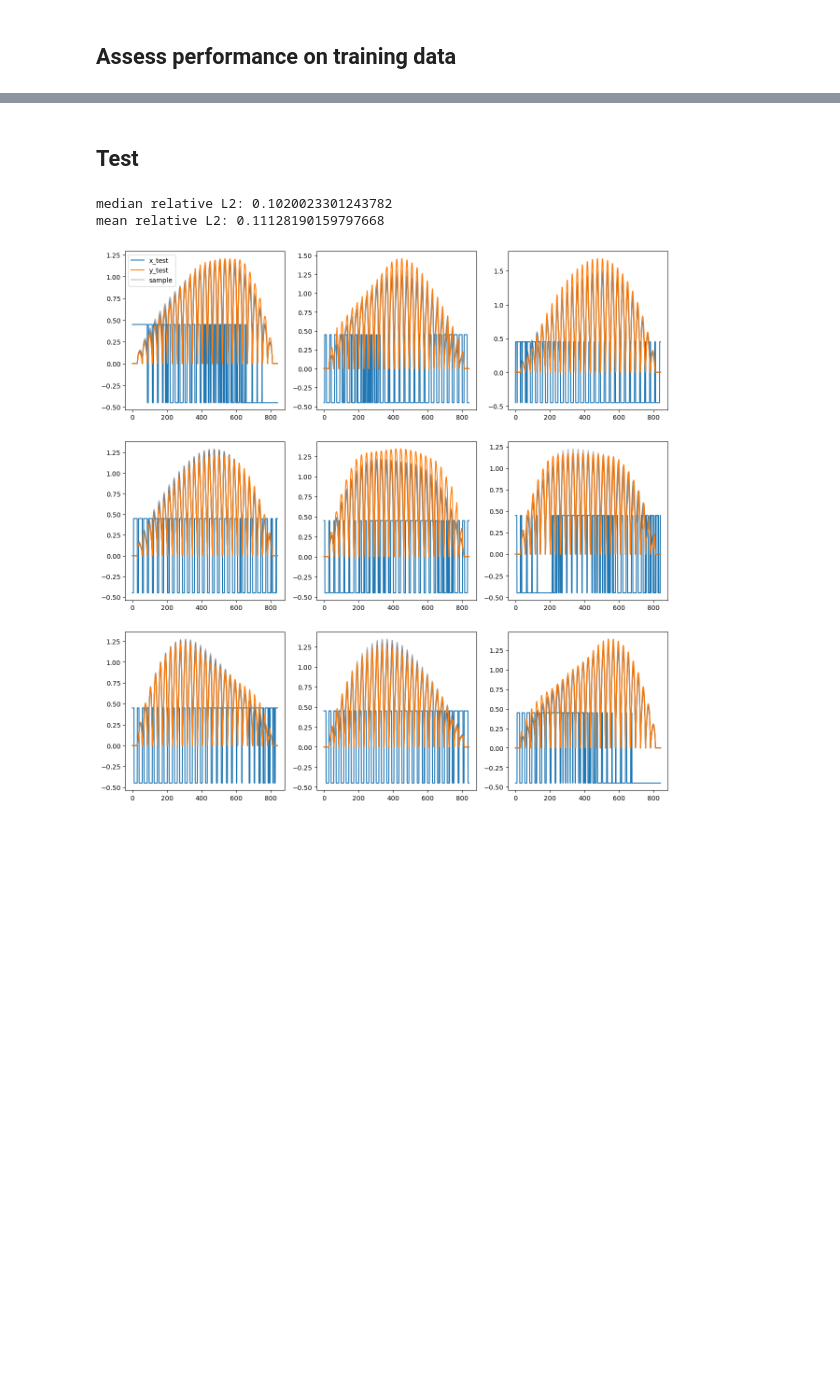
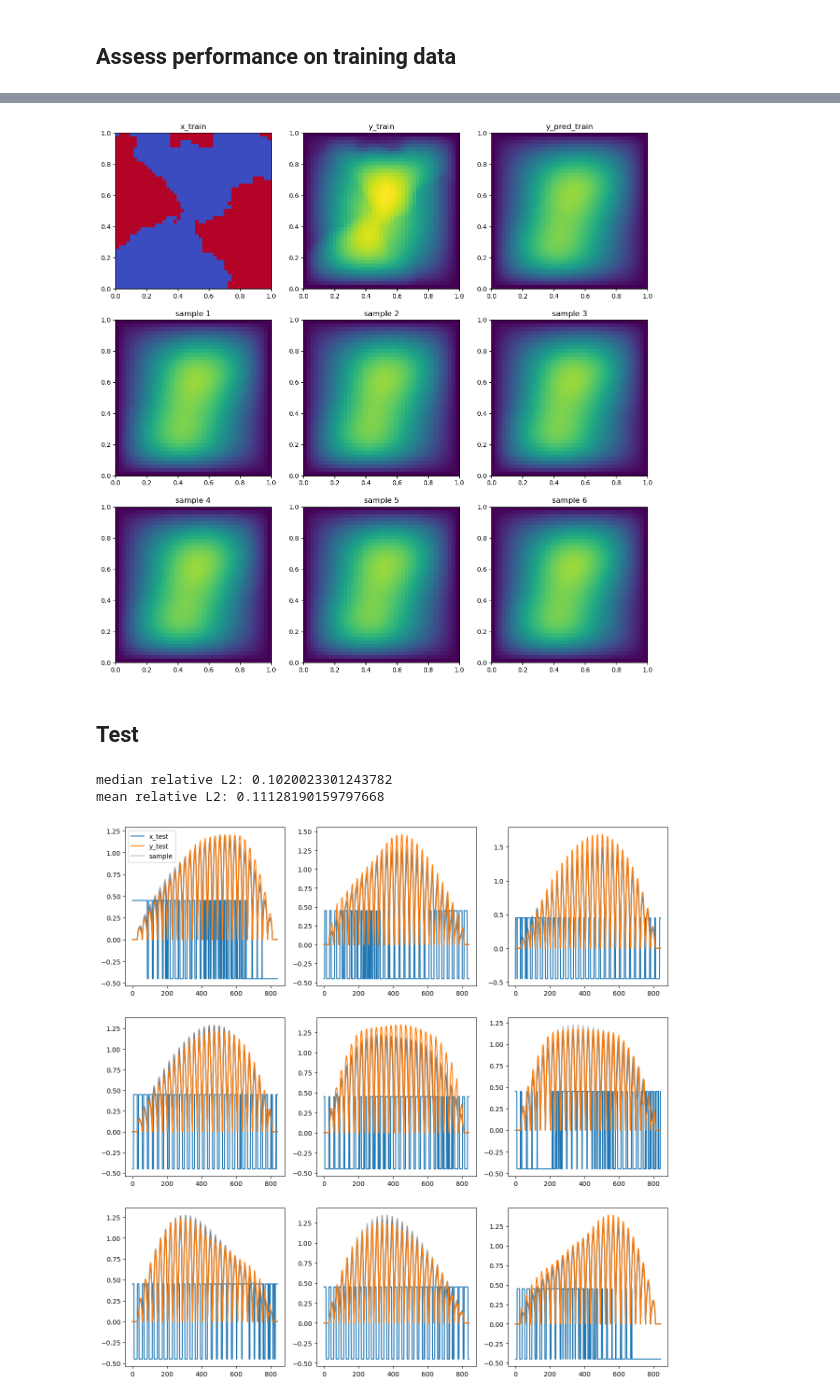
Before and after one commit to tomcjackc/Probabilistic-Operator-Learning-for-Climate-Model-Parameterisation, a Jupyter notebook: notebooks/final_darcy.ipynb, the cells around one changed output, grey strips where cells are left out. Saved outputs shown, nothing was run; the diff lists cells and outputs as text; code cells hidden in the pictures; blank space fills up the shorter version.

```diff
--- a/notebooks/final_darcy.ipynb
+++ b/notebooks/final_darcy.ipynb
@@ -302,3 +320,24 @@ mean relative L2 (train data): 0.09461842477321625
+# %%
+index_to_plot = 127
+
+y_lims = np.array([min(y_test[index_to_plot, :].min(), y_pred_train[index_to_plot, :].min()), max(y_test[index_to_plot, :].max(), y_pred_train[index_to_plot, :].max())])
+
+fig, ax = plt.subplots(3, 3, figsize = (15, 15))
+ax = ax.flatten()
+im0 = ax[0].imshow(x_train[index_to_plot, :].reshape(s, s), origin='lower', extent=[0, 1, 0, 1], cmap='coolwarm')
+ax[0].set_title("x_train")
+im1 = ax[1].imshow(y_train[index_to_plot, :].reshape(s, s), origin='lower', extent=[0, 1, 0, 1])
+ax[1].set_title("y_train")
+im2 = ax[2].imshow(y_pred_train[index_to_plot, :].reshape(s, s), origin='lower', extent=[0, 1, 0, 1], norm=Normalize(vmin=y_lims[0], vmax=y_lims[1]))
+ax[2].set_title("y_pred_train")
+for i in range(6):
+    imi = ax[i+3].imshow(train_samples[index_to_plot, :, i].reshape(s, s), origin='lower', extent=[0, 1, 0, 1], norm=Normalize(vmin=y_lims[0], vmax=y_lims[1]))
+    ax[i+3].set_title(f"sample {i+1}")
+
+            # ax[i].legend()
+plt.show()
+# %% [output]
+[figure, added]
 # %% [markdown]
 ## Test
 # %%
```
Also changed, not shown: parts of 4 cells of this notebook.
